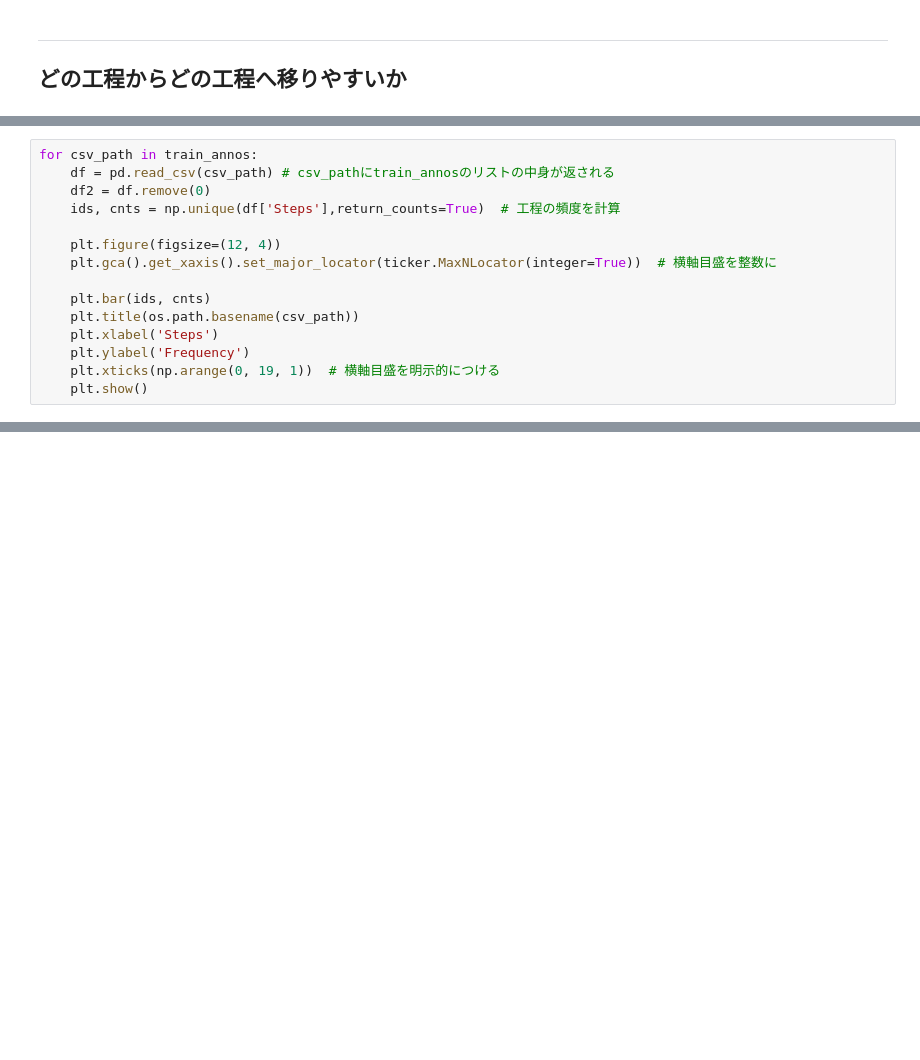
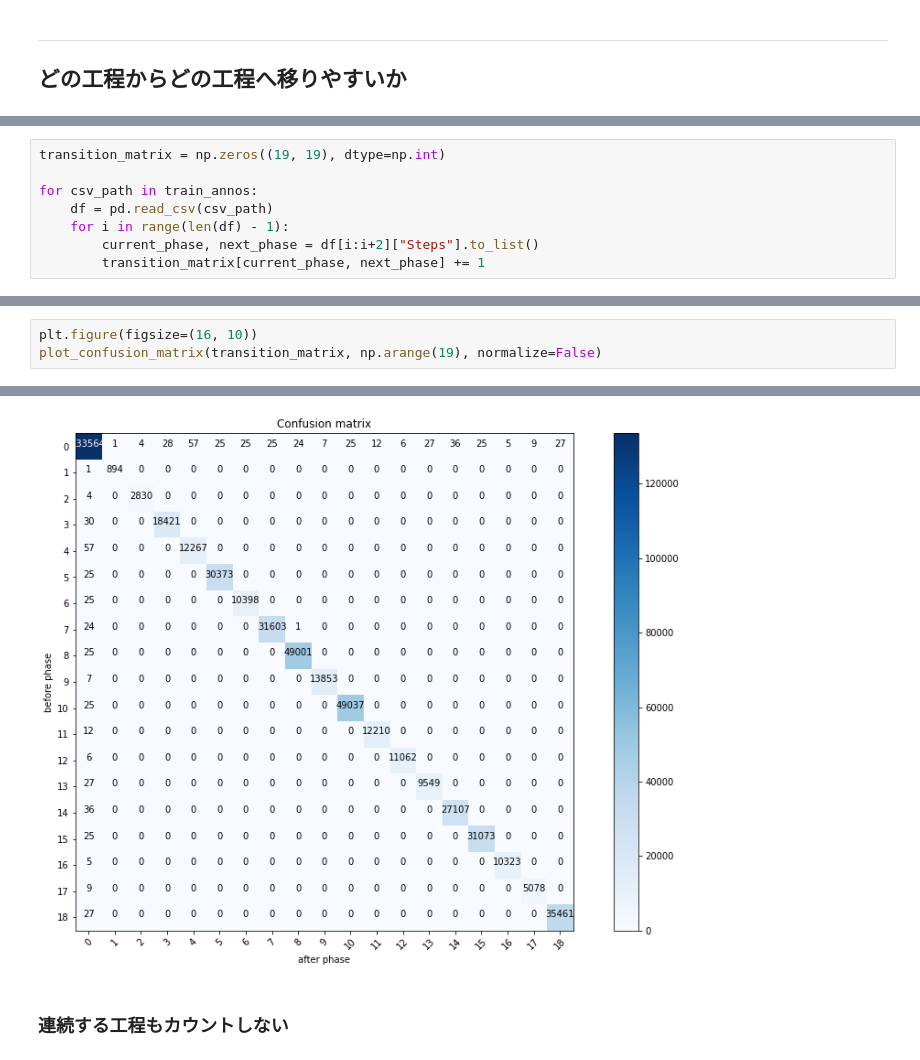
Before and after one commit to yumion/cataractsWorkflow, a Jupyter notebook: notebooks/eda.ipynb, the cells around one changed output, grey strips where cells are left out. Saved outputs shown, nothing was run; the diff lists cells and outputs as text; blank space fills up the shorter version.

Commit message:
count phase transition

```diff
--- a/notebooks/eda.ipynb
+++ b/notebooks/eda.ipynb
@@ -215,15 +213,0 @@ plt.show()
-# %%
-for csv_path in train_annos:
-    df = pd.read_csv(csv_path) # csv_pathにtrain_annosのリストの中身が返される
-    df2 = df.remove(0)
-    ids, cnts = np.unique(df['Steps'],return_counts=True)  # 工程の頻度を計算
-
-    plt.figure(figsize=(12, 4))
-    plt.gca().get_xaxis().set_major_locator(ticker.MaxNLocator(integer=True))  # 横軸目盛を整数に
-
-    plt.bar(ids, cnts)
-    plt.title(os.path.basename(csv_path))
-    plt.xlabel('Steps')
-    plt.ylabel('Frequency')
-    plt.xticks(np.arange(0, 19, 1))  # 横軸目盛を明示的につける
-    plt.show()
@@ -253,0 +257,8 @@ print(np.unique(a))
+# %%
+transition_matrix = np.zeros((19, 19), dtype=np.int)
+
+for csv_path in train_annos:
+    df = pd.read_csv(csv_path)
+    for i in range(len(df) - 1):
+        current_phase, next_phase = df[i:i+2]["Steps"].to_list()
+        transition_matrix[current_phase, next_phase] += 1
@@ -253,0 +290,4 @@ print(np.unique(a))
+# %%
+plt.figure(figsize=(16, 10))
+plot_confusion_matrix(transition_matrix, np.arange(19), normalize=False)
+# %% [output]
@@ -253,0 +314,3 @@ print(np.unique(a))
+[figure, added]
+# %% [markdown]
+### 連続する工程もカウントしない
```
Also changed, not shown: parts of 11 cells of this notebook.
